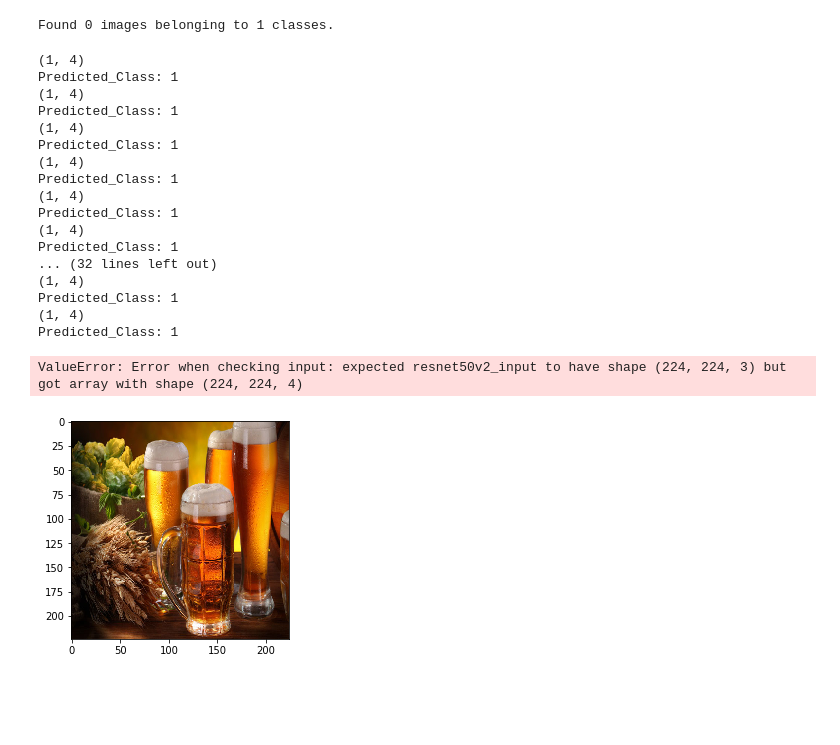
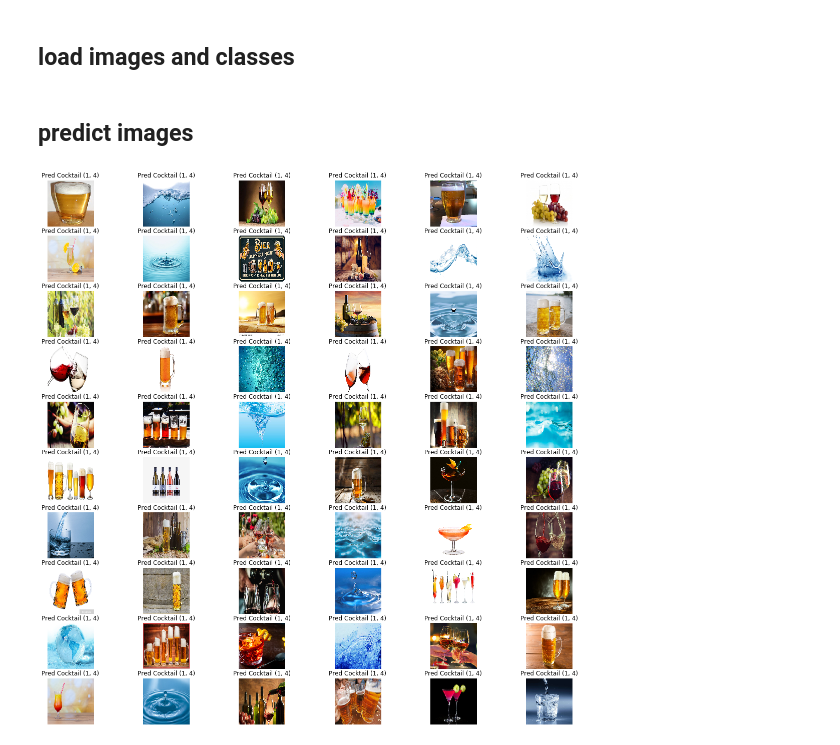
Before and after one commit to LeebHelmut/drink-detection, a Jupyter notebook: test_model.ipynb, the cells around one changed output. Saved outputs shown, nothing was run; the diff lists cells and outputs as text; code cells hidden in the pictures; blank space fills up the shorter version.

Commit message:
image prediction; removed pngs in to_predict

```diff
--- a/test_model.ipynb
+++ b/test_model.ipynb
@@ -9,67 +9,33 @@ import os
 import PIL.Image as Image
 # %%
 model = tf.keras.models.load_model('drink-detection.h5')
+# %% [markdown]
+## load images and classes
 # %%
-test_image_generator = tf.keras.preprocessing.image.ImageDataGenerator(
-    rescale=1./255,
-    rotation_range=25,
-    width_shift_range=0.1,
-    height_shift_range=0.1,
-    brightness_range=(0.9, 1.1),
-    horizontal_flip=True,
-    vertical_flip=True
-)
-
-test_dir = "./images/to_predict/"
-
 IMG_HEIGHT, IMG_WIDTH = 224, 224
 IMG_SIZE = [IMG_HEIGHT,IMG_WIDTH]
 
-test_data_gen = test_image_generator.flow_from_directory(directory=test_dir,
-                                                           shuffle=True,
-                                                           target_size=(IMG_HEIGHT, IMG_WIDTH),
-                                                        classes=["test"])
+test_dir = "./images/to_predict/"
+files = os.listdir(test_dir)
+images = list(map((lambda f: Image.open(test_dir+f).resize(IMG_SIZE)),files))
 
-
-files = os.listdir(test_dir)
-
-images = list(map((lambda f: Image.open(test_dir+f).resize(IMG_SIZE)),files))
+class_dir = "./images/cleaned"
+classes = os.listdir(class_dir)
-# %% [output]
-Found 0 images belonging to 1 classes.
+# %% [markdown]
+## predict images
 # %%
-#for i in np.random.choice(x_test.shape[0], size=5):
+fig, axes = plt.subplots(int(len(images) / 6), 6, figsize=(20,20))
+axes = axes.flatten()
 
-plt.figure()
-
-for img in images:
+for img, ax in zip(images, axes):
     img_data = np.array(img)/255.0
 
     prediction = model.predict(img_data[np.newaxis,:])
 
-    print(prediction.shape)
+    predicted_class = np.argmax(prediction[0], axis=-1)
 
-    predicted_class = np.argmax(prediction[0], axis=-1)
-    print("Predicted_Class: %d" % predicted_class)
-
-    plt.imshow(img_data)
-    #plt.title("prediction: %d, actual: %d" % (max_class, y_test[i]))
+    ax.set_title("Pred %s %s" % (classes[predicted_class],prediction.shape))
+    ax.imshow(img_data)
+    ax.axis('off')
 # %% [output]
-(1, 4)
-Predicted_Class: 1
-(1, 4)
-Predicted_Class: 1
-(1, 4)
-Predicted_Class: 1
-(1, 4)
-Predicted_Class: 1
-(1, 4)
-Predicted_Class: 1
-(1, 4)
-Predicted_Class: 1
-... (32 lines left out)
-(1, 4)
-Predicted_Class: 1
-(1, 4)
-Predicted_Class: 1
-ValueError: Error when checking input: expected resnet50v2_input to have shape (224, 224, 3) but got array with shape (224, 224, 4)
-[figure, old version]
+[figure, new version]
```
Also changed, not shown: 5 other files.
